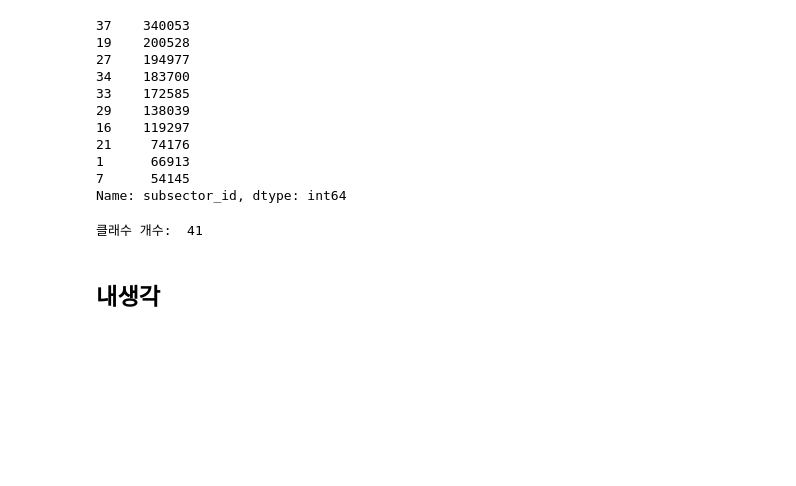
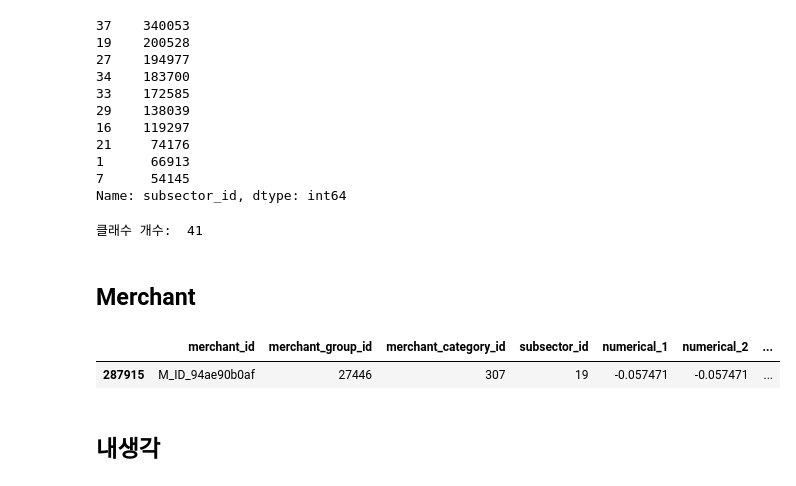
Before and after one commit to SONG-WONHO/Kaggle-Elo, a Jupyter notebook: 1-4 EDA.ipynb, the cells around one changed output. Drawn from its saved outputs; the diff is of its cells as text; code cells hidden in the pictures; blank space fills up the shorter version.

```diff
--- a/1-4 EDA.ipynb
+++ b/1-4 EDA.ipynb
@@ -12,6 +12,9 @@ import gc
 # %%
 import warnings
 warnings.filterwarnings('ignore')
+# %%
+pd.set_option('display.max_columns', 400)
+pd.set_option('display.max_rows', 400)
 # %% [markdown]
 ## 데이터 로드
 # %%
@@ -22,6 +25,8 @@ test = pd.read_csv(path + 'test.csv')
 history = pd.read_csv(path + 'historical_transactions.csv')
 new_history = pd.read_csv(path + 'new_merchant_transactions.csv')
 merchant = pd.read_csv(path + 'merchants.csv')
+# %%
+merchant = pd.read_csv(path + 'merchants.csv')
 # %% [markdown]
 ## EDA
 # %% [markdown]
@@ -1071,6 +1076,13 @@ Name: subsector_id, dtype: int64
 print("클래수 개수: ", new_history.subsector_id.unique().shape[0])
 # %% [output]
 클래수 개수:  41
+# %% [markdown]
+## Merchant
+# %%
+merchant[merchant.merchant_id == 'M_ID_94ae90b0af']
+# %% [output]
+|  | merchant_id | merchant_group_id | merchant_category_id | subsector_id | numerical_1 | numerical_2 | ... |
+| 287915 | M_ID_94ae90b0af | 27446 | 307 | 19 | -0.057471 | -0.057471 | ... |
 # %% [markdown]
 ## 내생각
 # %% [markdown]
```
